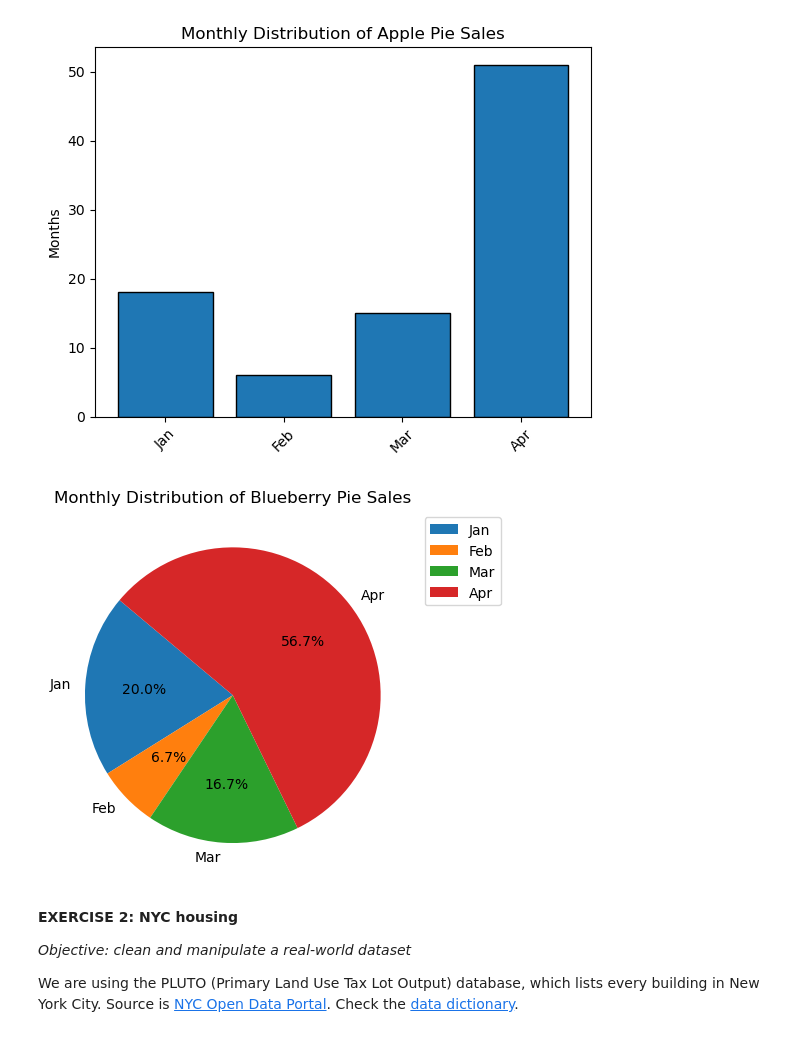
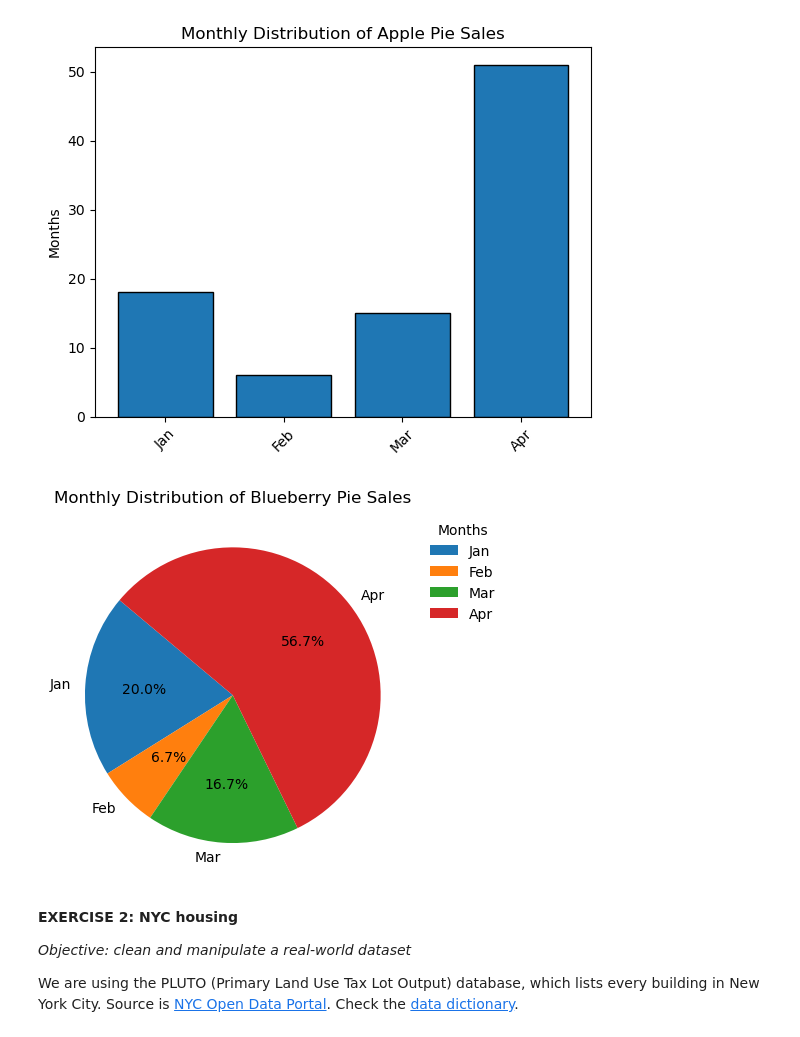
Before and after one commit to Erick-Ondiwa/Machine_Learning_Programming, a Jupyter notebook: assignments/lab_2_2.ipynb, the cells around one changed output. Saved outputs shown, nothing was run; the diff lists cells and outputs as text; code cells hidden in the pictures.

```diff
--- a/assignments/lab_2_2.ipynb
+++ b/assignments/lab_2_2.ipynb
@@ -103,13 +103,13 @@ plt.show()
 # %%
 months = sales_dataframe['months']
 blueberry_sales =sales_dataframe['blueberry_pie_sales']
 
 plt.pie(blueberry_sales, autopct='%1.1f%%', labels=months, startangle=140)
 plt.title('Monthly Distribution of Blueberry Pie Sales')
-plt.legend(loc="upper left", bbox_to_anchor=(1,1))
+plt.legend(loc="upper left", bbox_to_anchor=(1,1), frameon=False, title="Months")
 plt.show()
 # %% [output]
-[figure, old version]
+[figure, new version]
 # %% [markdown]
 __EXERCISE 2: NYC housing__
 
```
